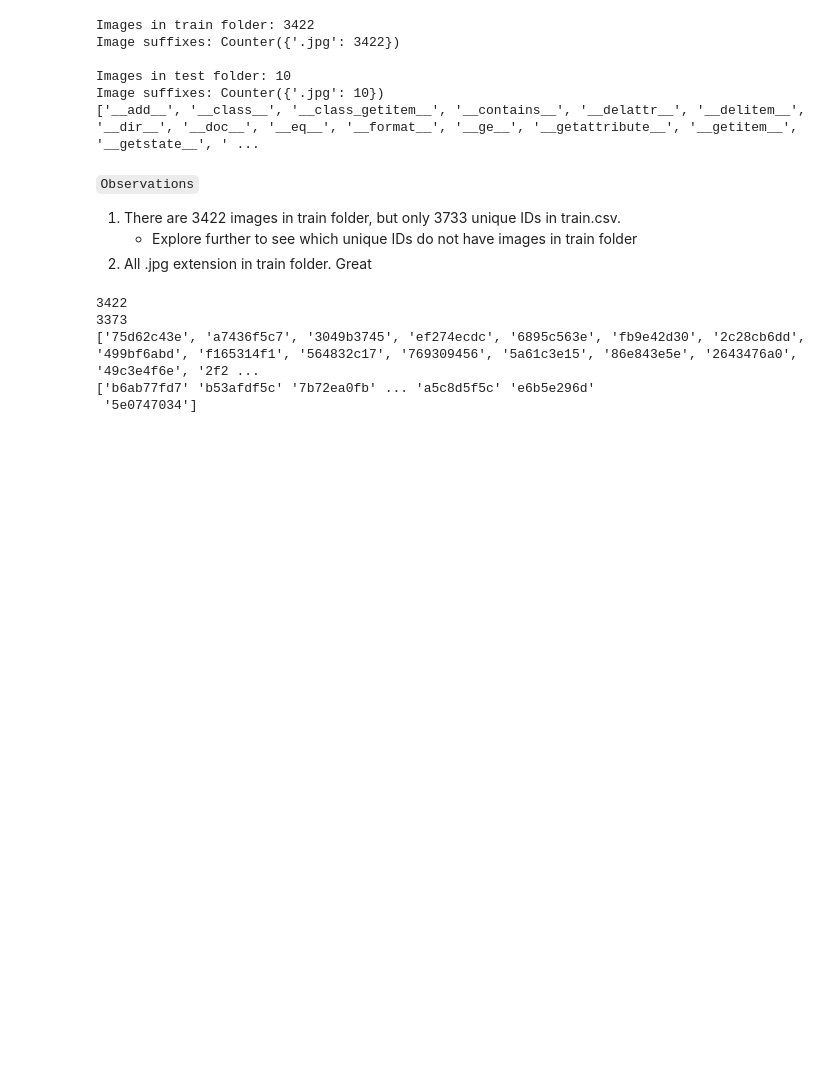
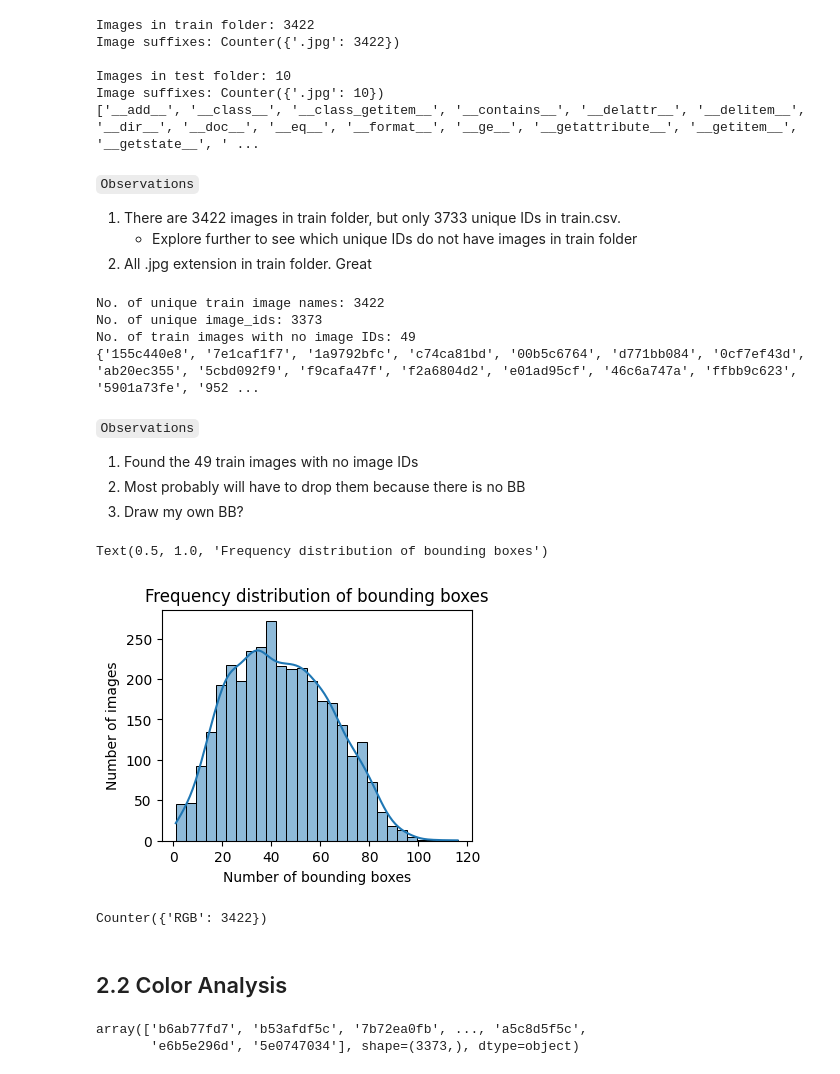
Before and after one commit to KheeErnWong/kaggle-wheat-detection, a Jupyter notebook: notebooks/eda.ipynb, the cells around one changed output. Drawn from its saved outputs; the diff is of its cells as text; code cells hidden in the pictures; blank space fills up the shorter version.

````diff
--- a/notebooks/eda.ipynb
+++ b/notebooks/eda.ipynb
@@ -110,9 +125,49 @@ train_csv_id = train_df["image_id"].unique()
 
 print(f"No. of unique train image names: {len(set(train_img_name))}")
 print(f"No. of unique image_ids: {len(set(train_csv_id))}")
+
+missing_id = set(train_img_name) - set(train_csv_id)
+print(f"No. of train images with no image IDs: {len(missing_id)}")
+print(missing_id)
 # %% [output]
-3422
-3373
-['75d62c43e', 'a7436f5c7', '3049b3745', 'ef274ecdc', '6895c563e', 'fb9e42d30', '2c28cb6dd', '499bf6abd', 'f165314f1', '564832c17', '769309456', '5a61c3e15', '86e843e5e', '2643476a0', '49c3e4f6e', '2f2 ...
-['b6ab77fd7' 'b53afdf5c' '7b72ea0fb' ... 'a5c8d5f5c' 'e6b5e296d'
- '5e0747034']
+No. of unique train image names: 3422
+No. of unique image_ids: 3373
+No. of train images with no image IDs: 49
+{'155c440e8', '7e1caf1f7', '1a9792bfc', 'c74ca81bd', '00b5c6764', 'd771bb084', '0cf7ef43d', 'ab20ec355', '5cbd092f9', 'f9cafa47f', 'f2a6804d2', 'e01ad95cf', '46c6a747a', 'ffbb9c623', '5901a73fe', '952 ...
+# %% [markdown]
+```Observations```
+
+1. Found the 49 train images with no image IDs
+2. Most probably will have to drop them because there is no BB
+3. Draw my own BB?
+# %%
+# Check each image has how many bounding boxes
+bbox_count = train_df.groupby("image_id")["bbox"].size().sort_values(ascending=False)
+
+# Visualize with a histplot
+plt.figure(figsize=(4, 3))
+sns.histplot(data=bbox_count, kde=True)
+plt.xlabel("Number of bounding boxes")
+plt.ylabel("Number of images")
+plt.title("Frequency distribution of bounding boxes")
+# %% [output]
+Text(0.5, 1.0, 'Frequency distribution of bounding boxes')
+[figure, added]
+# %%
+# Check modes for all images in train folder
+modes = []
+for img in train_img:
+    with Image.open(img) as img:
+        mode = img.mode
+        modes.append(mode)
+train_img_modes = Counter(modes)
+print(train_img_modes)
+# %% [output]
+Counter({'RGB': 3422})
+# %% [markdown]
+## 2.2 Color Analysis
+# %%
+train_csv_id
+# %% [output]
+array(['b6ab77fd7', 'b53afdf5c', '7b72ea0fb', ..., 'a5c8d5f5c',
+       'e6b5e296d', '5e0747034'], shape=(3373,), dtype=object)
````
Also changed, not shown: parts of 6 cells of this notebook.
